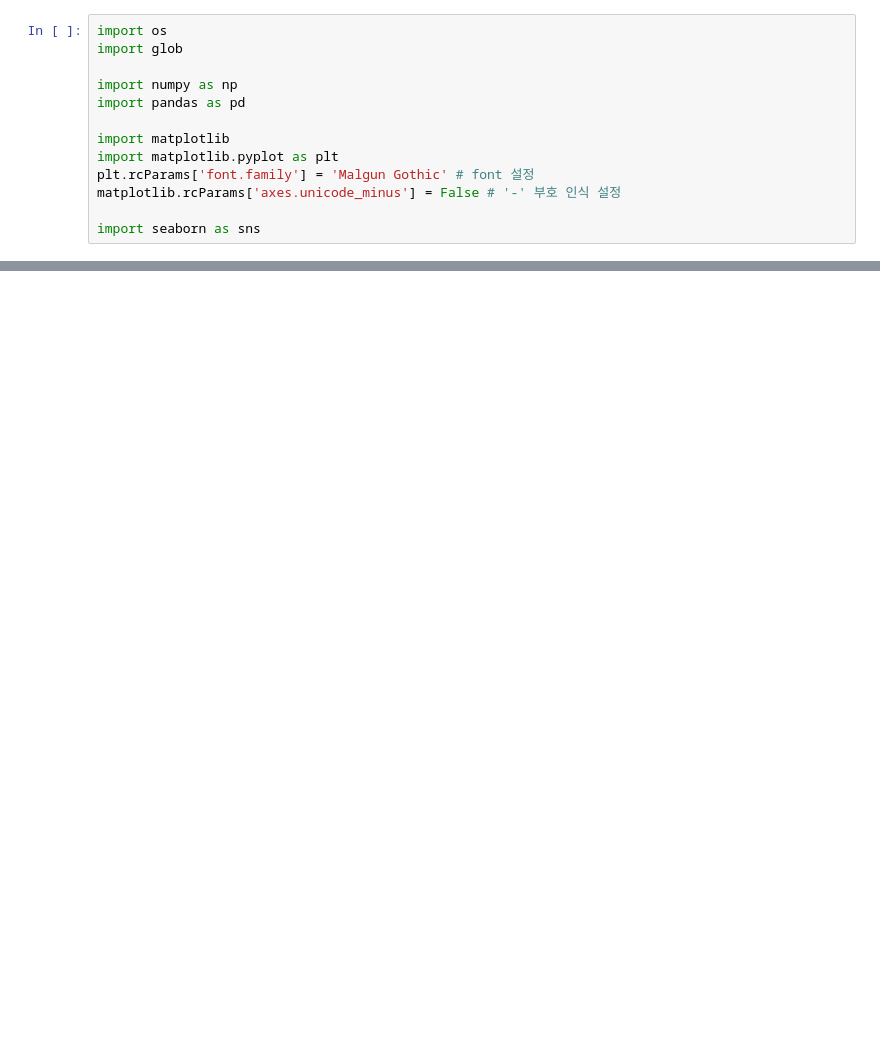
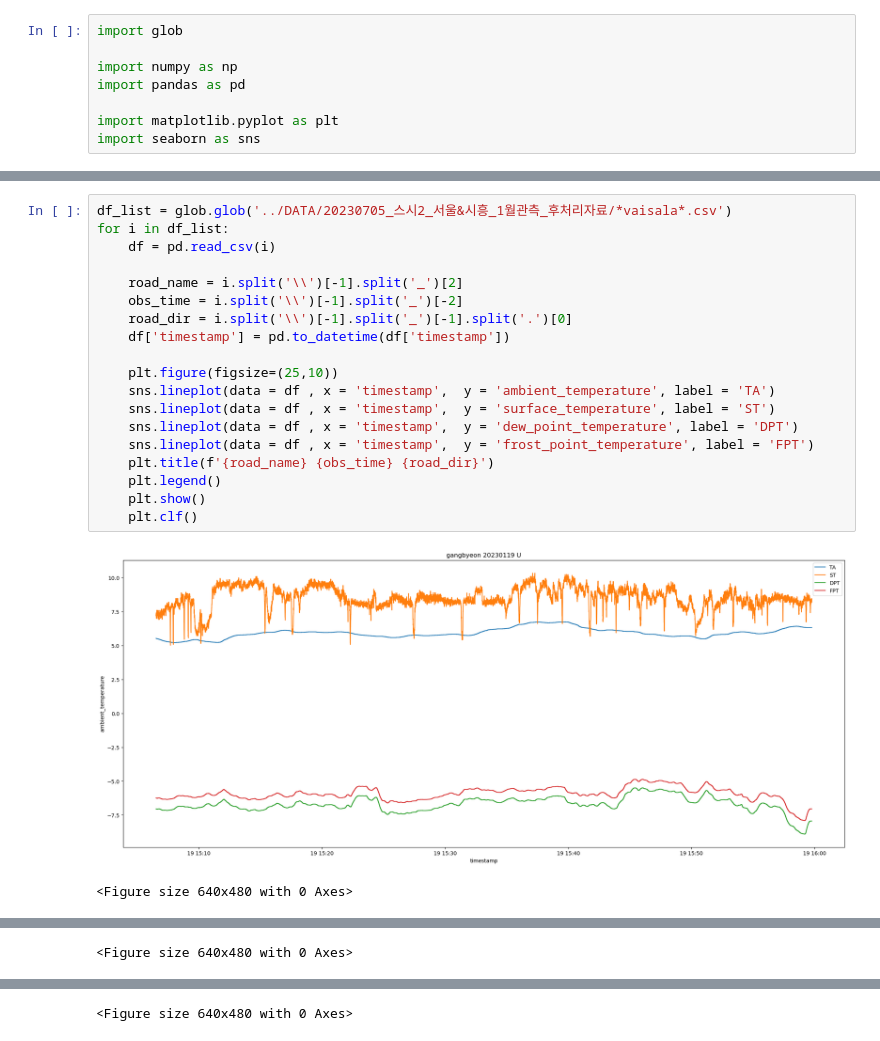
Before and after one commit to righttrue/model_verify, a Jupyter notebook: CODE/EDA.ipynb, the cells around one changed output, grey strips where cells are left out. Cells and saved outputs as stored; diff of their text form; blank space fills up the shorter version.

```diff
--- a/CODE/EDA.ipynb
+++ b/CODE/EDA.ipynb
@@ -1,14 +3,9 @@
 # %%
-import os
 import glob
 
 import numpy as np
 import pandas as pd
 
-import matplotlib
 import matplotlib.pyplot as plt
-plt.rcParams['font.family'] = 'Malgun Gothic' # font 설정
-matplotlib.rcParams['axes.unicode_minus'] = False # '-' 부호 인식 설정
-
 import seaborn as sns
 # %%
@@ -240,0 +42,22 @@ org RMSE: 4.6041693018591765    jr RMSE: 5.394111900552532      ss RMSE: 0.63799
+# %%
+df_list = glob.glob('../DATA/20230705_스시2_서울&시흥_1월관측_후처리자료/*vaisala*.csv')
+for i in df_list:
+    df = pd.read_csv(i)
+
+    road_name = i.split('\\')[-1].split('_')[2]
+    obs_time = i.split('\\')[-1].split('_')[-2]
+    road_dir = i.split('\\')[-1].split('_')[-1].split('.')[0]
+    df['timestamp'] = pd.to_datetime(df['timestamp'])
+
+    plt.figure(figsize=(25,10))
+    sns.lineplot(data = df , x = 'timestamp',  y = 'ambient_temperature', label = 'TA')
+    sns.lineplot(data = df , x = 'timestamp',  y = 'surface_temperature', label = 'ST')
+    sns.lineplot(data = df , x = 'timestamp',  y = 'dew_point_temperature', label = 'DPT')
+    sns.lineplot(data = df , x = 'timestamp',  y = 'frost_point_temperature', label = 'FPT')
+    plt.title(f'{road_name} {obs_time} {road_dir}')
+    plt.legend()
+    plt.show()
+    plt.clf()
+# %% [output]
+[figure, added]
+<Figure size 640x480 with 0 Axes>
@@ -240,0 +65 @@ org RMSE: 4.6041693018591765    jr RMSE: 5.394111900552532      ss RMSE: 0.63799
+<Figure size 640x480 with 0 Axes>
@@ -240,0 +67 @@ org RMSE: 4.6041693018591765    jr RMSE: 5.394111900552532      ss RMSE: 0.63799
+<Figure size 640x480 with 0 Axes>
```
Also changed, not shown: parts of 21 cells of this notebook, 3 other files.
